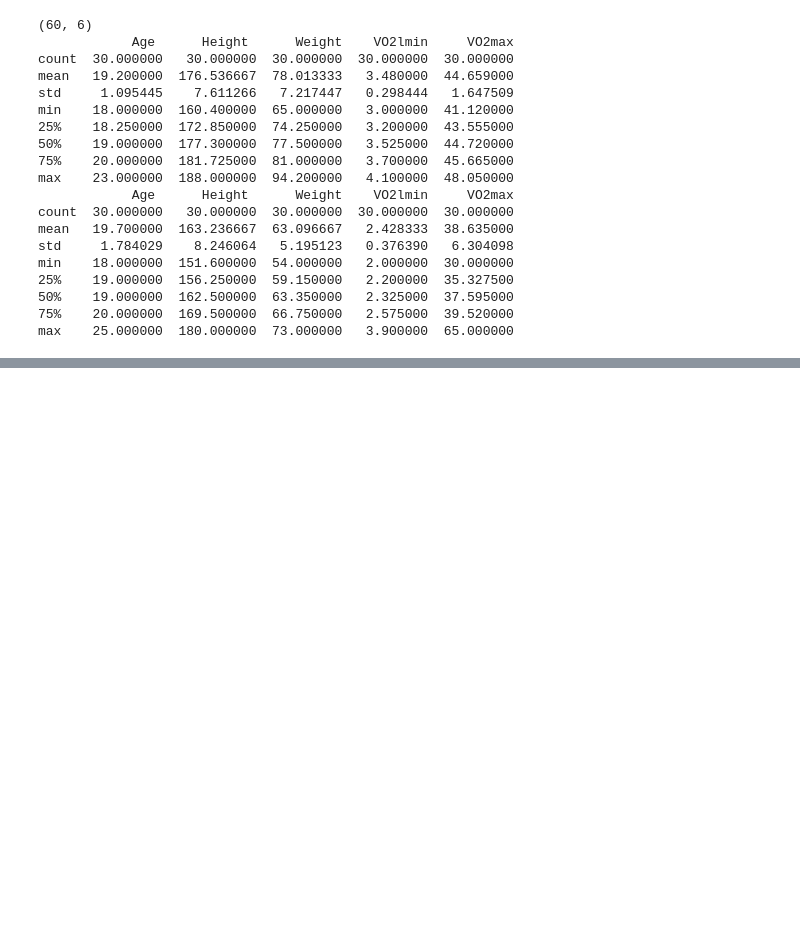
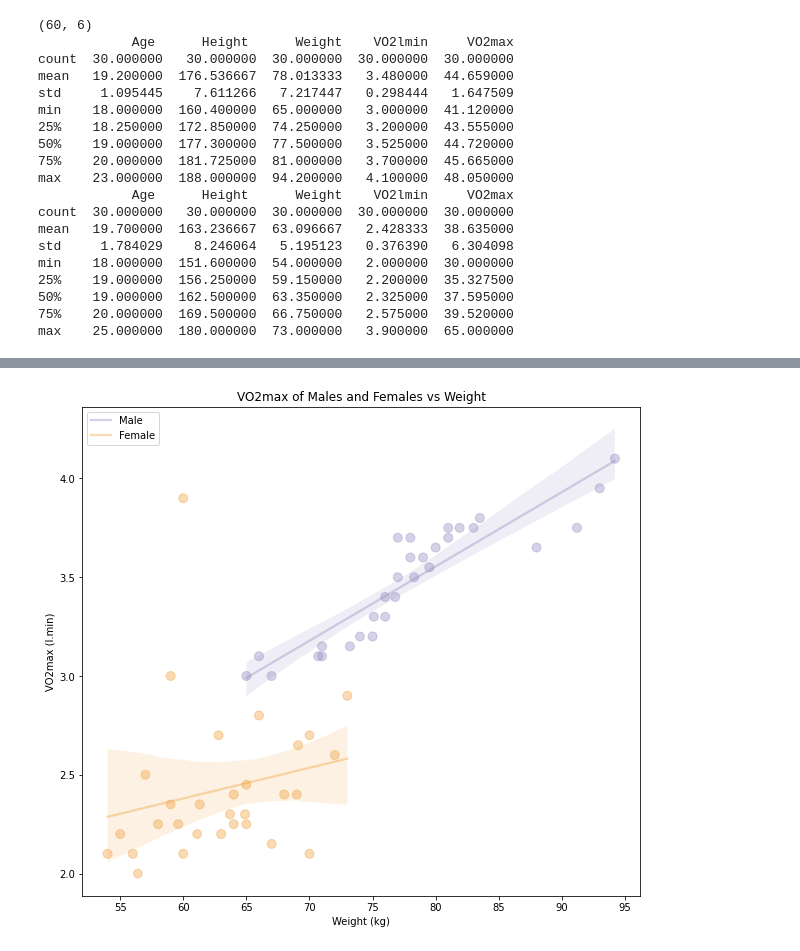
Before and after one commit to Cabranet/cabranet-notebooks, a Jupyter notebook: VO2maxSexDifferences.ipynb, the cells around one changed output, grey strips where cells are left out. Cells and saved outputs as stored; diff of their text form; code cells hidden in the pictures; blank space fills up the shorter version.

```diff
--- a/VO2maxSexDifferences.ipynb
+++ b/VO2maxSexDifferences.ipynb
@@ -58,0 +60,28 @@ plt.show()
+# %%
+fig, ax = plt.subplots(figsize=(10,9))
+
+sns.regplot(
+    data=vo2max_male,
+    x='Weight',
+    y='VO2lmin',
+    scatter_kws={'s': 100 - vo2max_male['Age '], 'color' : '#998ec3', 'alpha':0.4},
+    line_kws={'color' : '#998ec3', 'alpha':0.4},
+    label='Male'
+    )
+
+sns.regplot(
+    data=vo2max_female,
+    x='Weight',
+    y='VO2lmin',
+    scatter_kws={'s': 100 - vo2max_female['Age '], 'color' : '#f1a340', 'alpha':0.4},
+    line_kws={'color' : '#f1a340', 'alpha':0.4}
+    )
+
+ax.set_title('VO2max of Males and Females vs Weight')
+ax.set_ylabel('VO2max (l.min)')
+ax.set_xlabel('Weight (kg)')
+plt.legend(labels=['Male','Female'], loc='upper left')
+
+plt.show()
+# %% [output]
+[figure, added]
```
Also changed, not shown: parts of 2 cells of this notebook.
